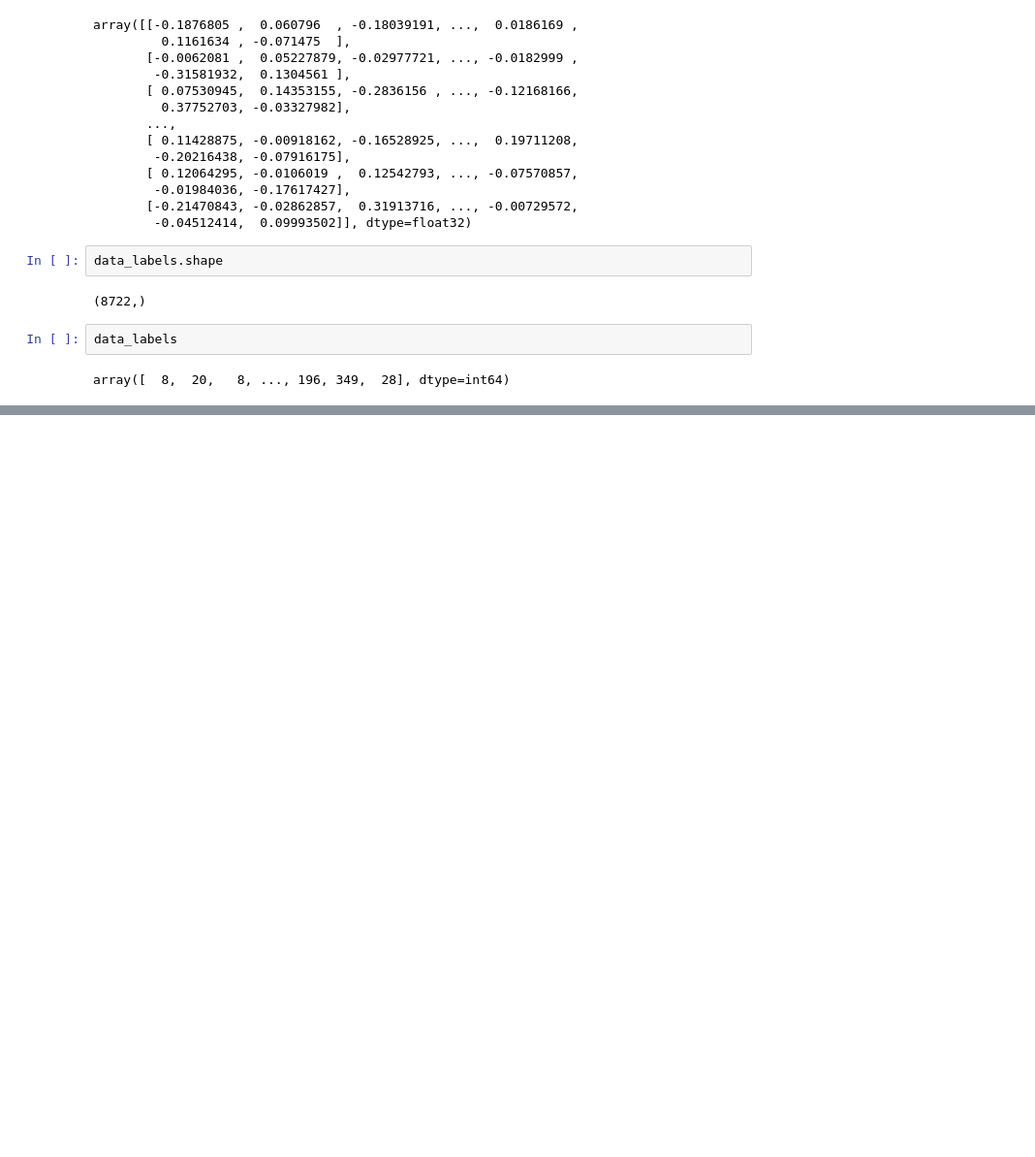
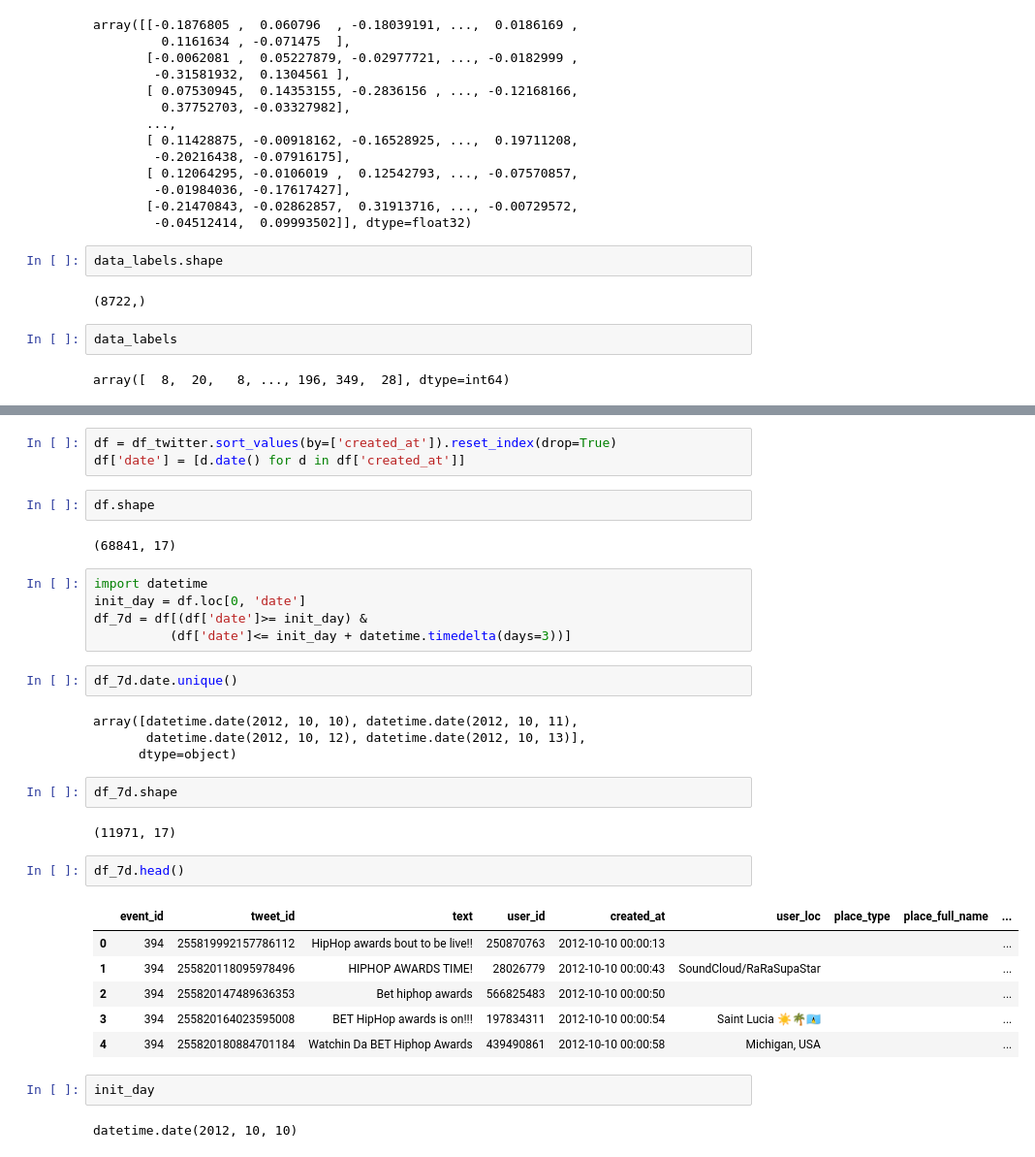
Before and after one commit to yuyongsheng1990/GNN_Event_Detection_models, a Jupyter notebook: data_checking.ipynb, the cells around one changed output, grey strips where cells are left out. Shown at 97% size. Drawn from its saved outputs; the diff is of its cells as text; blank space fills up the shorter version.

```diff
--- a/data_checking.ipynb
+++ b/data_checking.ipynb
@@ -242,0 +212,35 @@ Data converted to dataframe
+# %%
+df = df_twitter.sort_values(by=['created_at']).reset_index(drop=True)
+df['date'] = [d.date() for d in df['created_at']]
+# %%
+df.shape
+# %% [output]
+(68841, 17)
+# %%
+import datetime
+init_day = df.loc[0, 'date']
+df_7d = df[(df['date']>= init_day) &
+          (df['date']<= init_day + datetime.timedelta(days=3))]
+# %%
+df_7d.date.unique()
+# %% [output]
+array([datetime.date(2012, 10, 10), datetime.date(2012, 10, 11),
+       datetime.date(2012, 10, 12), datetime.date(2012, 10, 13)],
+      dtype=object)
+# %%
+df_7d.shape
+# %% [output]
+(11971, 17)
+# %%
+df_7d.head()
+# %% [output]
+|  | event_id | tweet_id | text | user_id | created_at | user_loc | place_type | place_full_name | ... |
+| 0 | 394 | 255819992157786112 | HipHop awards bout to be live!! | 250870763 | 2012-10-10 00:00:13 |  |  |  | ... |
+| 1 | 394 | 255820118095978496 | HIPHOP AWARDS TIME! | 28026779 | 2012-10-10 00:00:43 | SoundCloud/RaRaSupaStar |  |  | ... |
+| 2 | 394 | 255820147489636353 | Bet hiphop awards | 566825483 | 2012-10-10 00:00:50 |  |  |  | ... |
+| 3 | 394 | 255820164023595008 | BET HipHop awards is on!!! | 197834311 | 2012-10-10 00:00:54 | Saint Lucia ☀️🌴🇱🇨 |  |  | ... |
+| 4 | 394 | 255820180884701184 | Watchin Da BET Hiphop Awards | 439490861 | 2012-10-10 00:00:58 | Michigan, USA |  |  | ... |
+# %%
+init_day
+# %% [output]
+datetime.date(2012, 10, 10)
```
Also changed, not shown: parts of 22 cells of this notebook, 8 other files.
